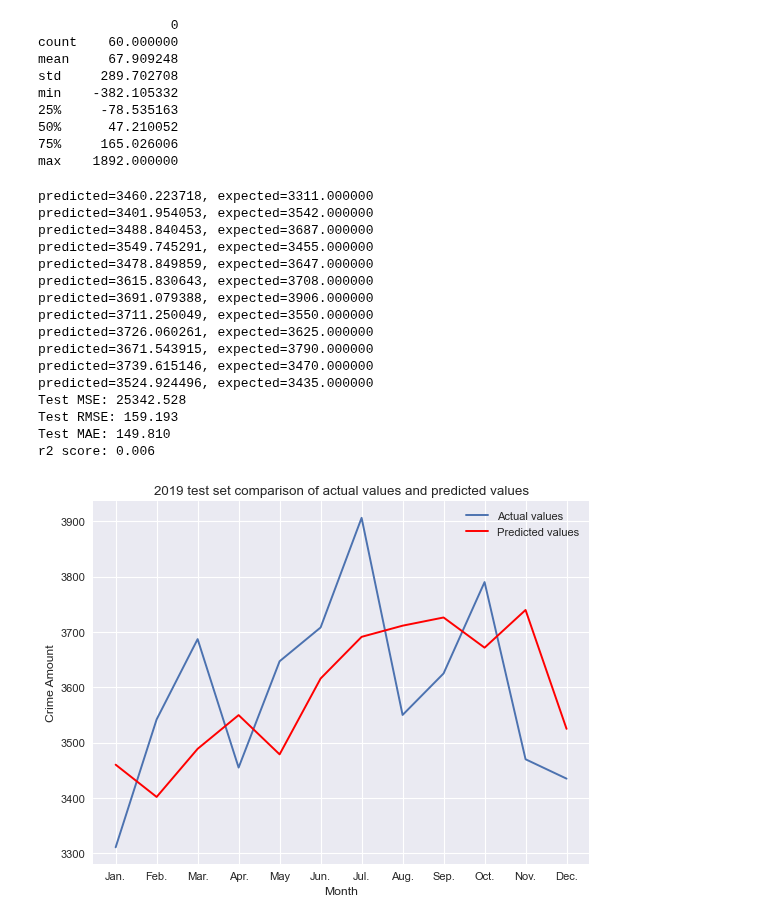
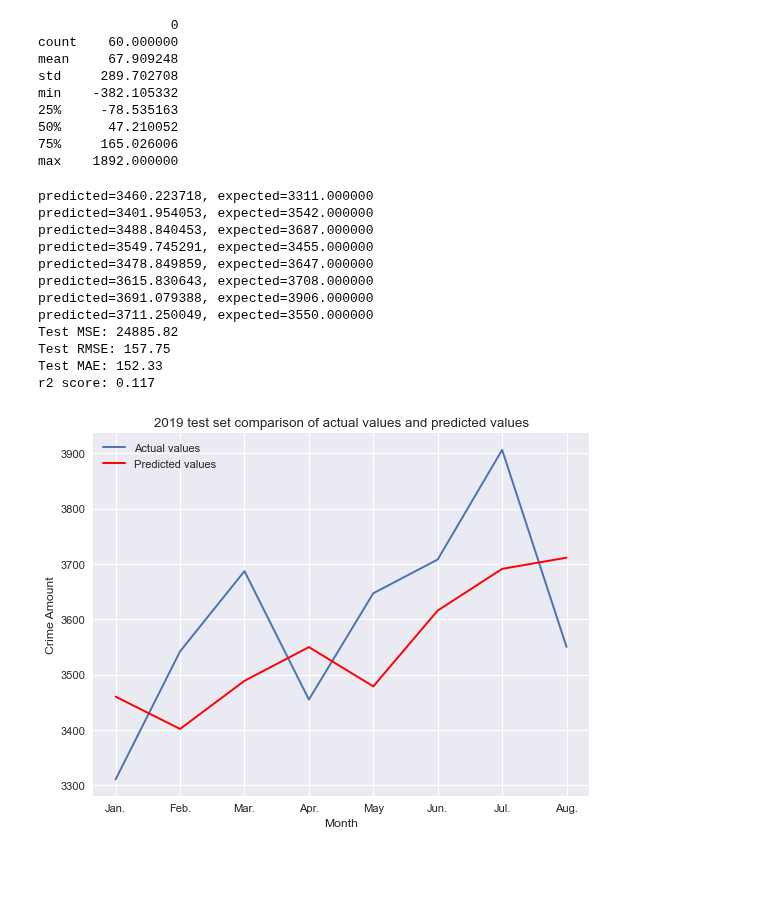
Before and after one commit to Dazai1623818/Datachallenge-2, a Jupyter notebook: Arima.ipynb, the cells around one changed output. Saved outputs shown, nothing was run; the diff lists cells and outputs as text; code cells hidden in the pictures; blank space fills up the shorter version.

```diff
--- a/Arima.ipynb
+++ b/Arima.ipynb
@@ -82,7 +82,7 @@ figure(figsize=(8, 6), dpi=80)
 # split into train and test sets
 X = df_arima.values
 #first 4 years training and 2019 as test data
-train, test = X[0:48], X[48:len(X)]
+train, test = X[0:48], X[48:56]
 history = [x for x in train]
 predictions = list()
 sum = 0
@@ -94,43 +94,39 @@ for t in range(len(test)):
 	yhat = output[0]
 	predictions.append(yhat)
 	obs = test[t]
 	history.append(obs)
 	sum += abs(obs - yhat)
 	print('predicted=%f, expected=%f' % (yhat, obs))
 
 # evaluate forecasts
 mae = sum/len(test)
 mse = mean_squared_error(test, predictions)
 rmse = np.sqrt(mse)
 r2 = r2_score(test, predictions)
-print('Test MSE: %.3f' % mse)
-print('Test RMSE: %.3f' % rmse)
-print('Test MAE: %.3f' % mae)
+print('Test MSE: %.2f' % mse)
+print('Test RMSE: %.2f' % rmse)
+print('Test MAE: %.2f' % mae)
 print('r2 score: %.3f' % r2)
 # plot forecasts against actual outcomes
 plt.plot(test)
 plt.plot(predictions, color='red')
 plt.legend(['Actual values', 'Predicted values'])
 plt.title('2019 test set comparison of actual values and predicted values')
-plt.xticks([0, 1, 2, 3, 4, 5, 6, 7, 8, 9, 10, 11], ['Jan.', 'Feb.', 'Mar.', 'Apr.', 'May', 'Jun.', 'Jul.', 'Aug.', 'Sep.', 'Oct.', 'Nov.', 'Dec.'])
+plt.xticks([0, 1, 2, 3, 4, 5, 6, 7], ['Jan.', 'Feb.', 'Mar.', 'Apr.', 'May', 'Jun.', 'Jul.', 'Aug.'])
 plt.xlabel('Month')
 plt.ylabel('Crime Amount')
 plt.show()
 # %% [output]
 predicted=3460.223718, expected=3311.000000
 predicted=3401.954053, expected=3542.000000
 predicted=3488.840453, expected=3687.000000
 predicted=3549.745291, expected=3455.000000
 predicted=3478.849859, expected=3647.000000
 predicted=3615.830643, expected=3708.000000
 predicted=3691.079388, expected=3906.000000
 predicted=3711.250049, expected=3550.000000
-predicted=3726.060261, expected=3625.000000
-predicted=3671.543915, expected=3790.000000
-predicted=3739.615146, expected=3470.000000
-predicted=3524.924496, expected=3435.000000
-Test MSE: 25342.528
-Test RMSE: 159.193
-Test MAE: 149.810
-r2 score: 0.006
+Test MSE: 24885.82
+Test RMSE: 157.75
+Test MAE: 152.33
+r2 score: 0.117
-[figure, old version]
+[figure, new version]
```
Also changed, not shown: parts of 1 cell of this notebook, 1 other file.
